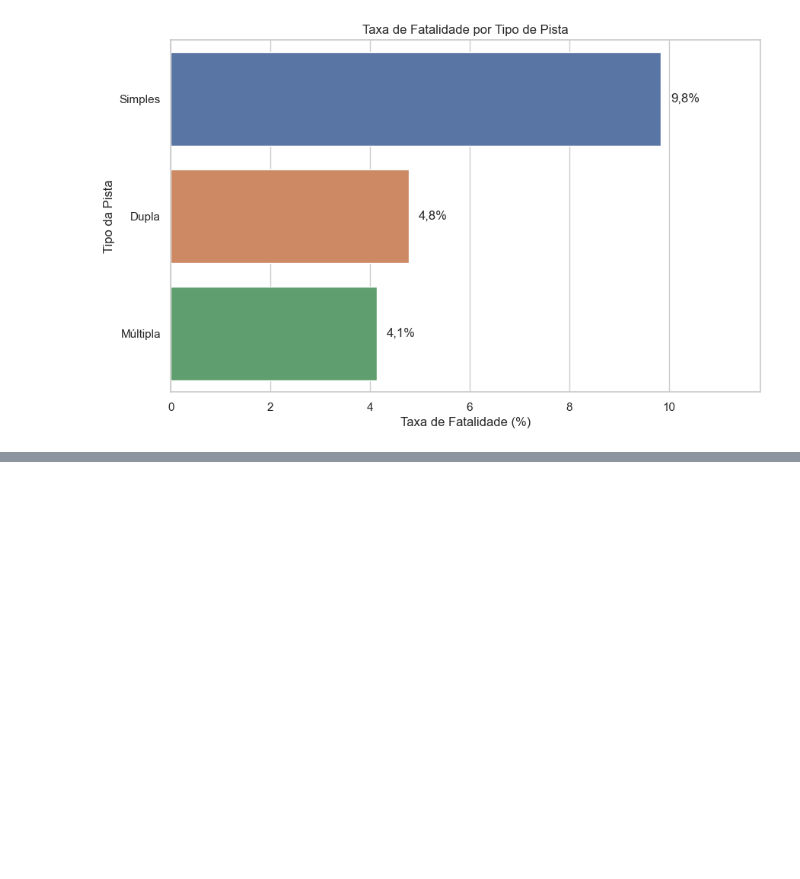
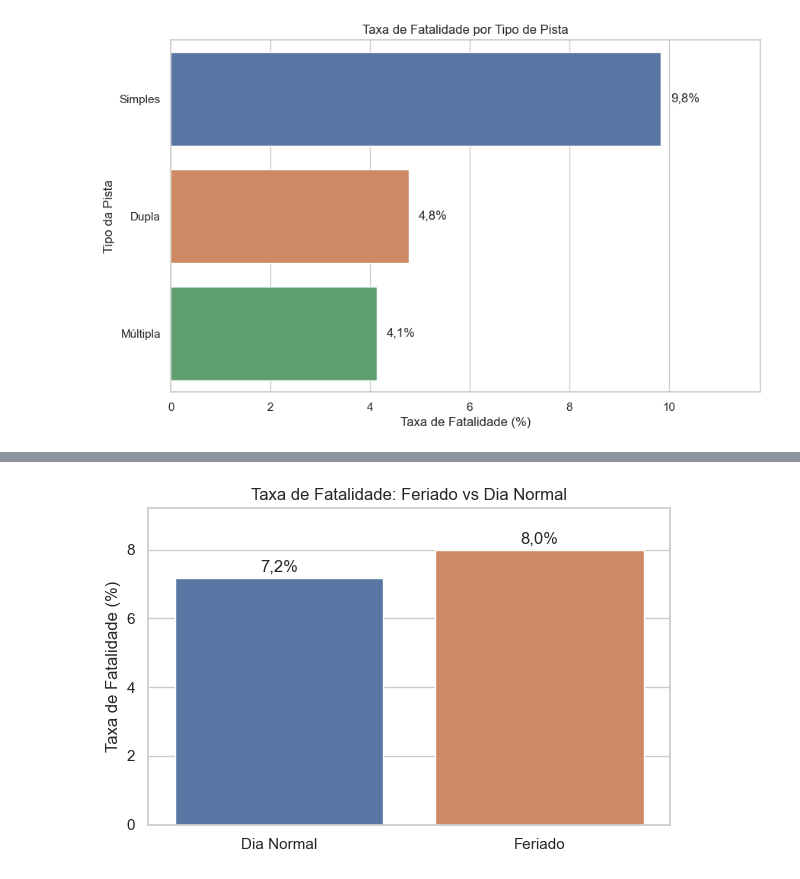
Before and after one commit to LucasMesquitaAlc/acidentes-prf-analise, a Jupyter notebook: notebooks/02_EDA.ipynb, the cells around one changed output, grey strips where cells are left out. Cells and saved outputs as stored; diff of their text form; code cells hidden in the pictures; blank space fills up the shorter version.

```diff
--- a/notebooks/02_EDA.ipynb
+++ b/notebooks/02_EDA.ipynb
@@ -298,0 +325,21 @@ plt.show()
+# %%
+df_biv_feriado = df.groupby('feriado')['acidente_fatal'].mean() * 100
+df_biv_feriado = df_biv_feriado.reset_index()
+df_biv_feriado['feriado'] = df_biv_feriado['feriado'].map({True: 'Feriado', False: 'Dia Normal'})
+
+fig, ax = plt.subplots(figsize=(6, 4))
+sns.barplot(data=df_biv_feriado, x='feriado', y='acidente_fatal', ax=ax)
+
+for bar in ax.patches:
+    ax.text(bar.get_x() + bar.get_width() / 2, bar.get_height() + 0.1,
+            f'{bar.get_height():.1f}%'.replace('.', ','),
+            ha='center', va='bottom')
+
+ax.set_ylim(0, df_biv_feriado['acidente_fatal'].max() + 1.2)
+ax.set_xlabel('')
+ax.set_ylabel('Taxa de Fatalidade (%)')
+ax.set_title('Taxa de Fatalidade: Feriado vs Dia Normal')
+plt.tight_layout()
+plt.show()
+# %% [output]
+[figure, added]
```
Also changed, not shown: parts of 12 cells of this notebook, 1 other file.
